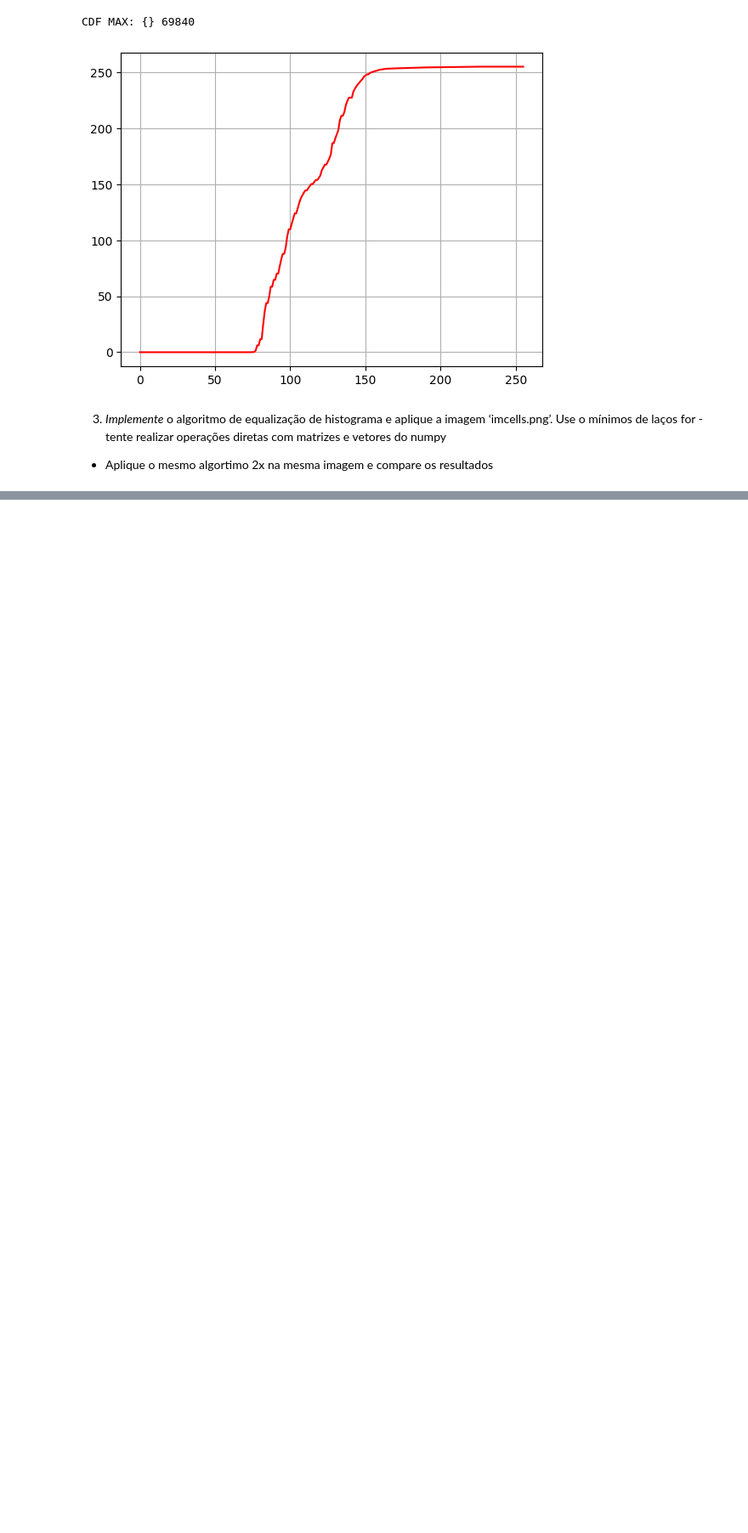
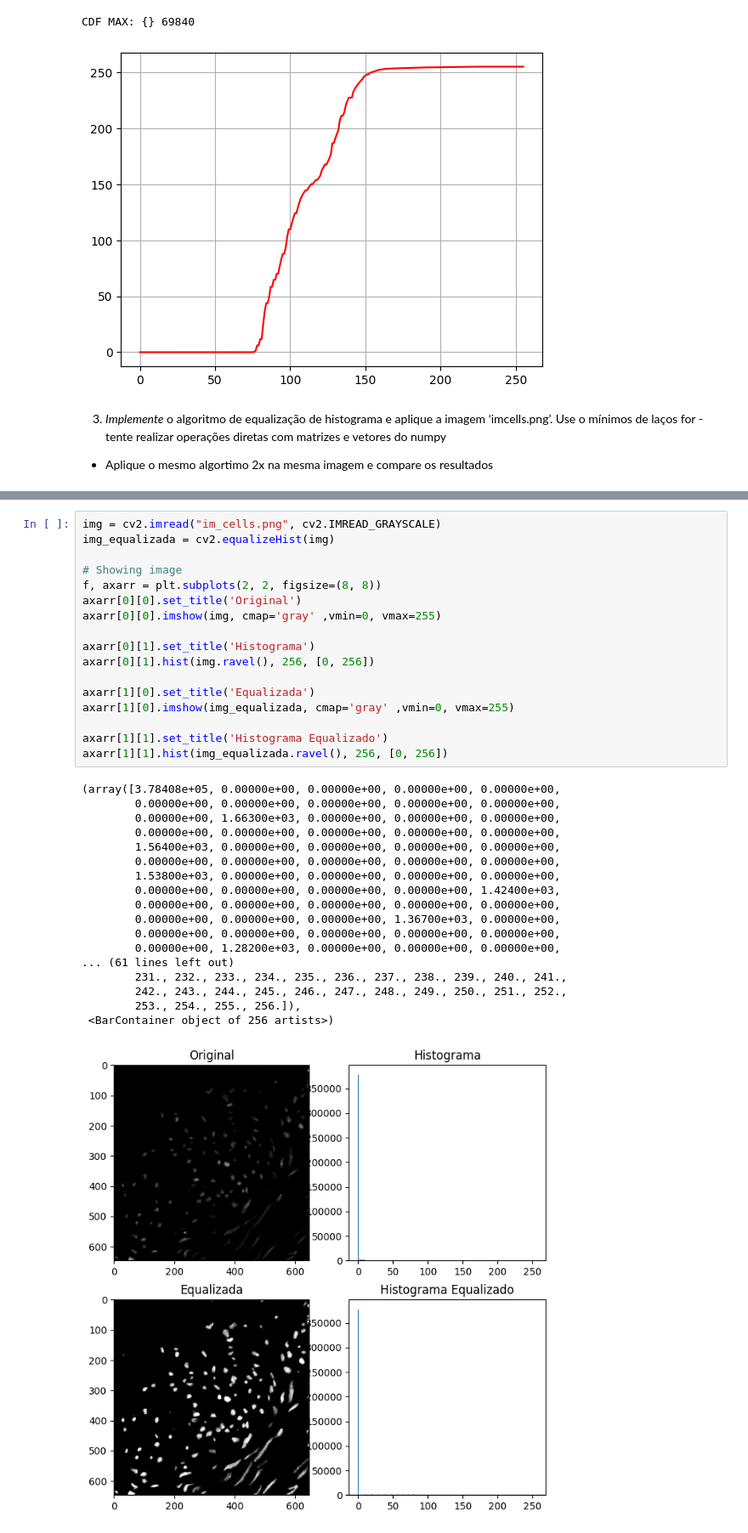
Before and after one commit to gabrielmsantos/pgc111-labs-2023, a Jupyter notebook: Lab03 - Histogram Equalization/Lab03_hist.ipynb, the cells around one changed output, grey strips where cells are left out. Shown at 85% size. Saved outputs shown, nothing was run; the diff lists cells and outputs as text; blank space fills up the shorter version.

```diff
--- a/Lab03 - Histogram Equalization/Lab03_hist.ipynb
+++ b/Lab03 - Histogram Equalization/Lab03_hist.ipynb
@@ -235,0 +239,36 @@ Já as subsequentes não tem tanto efeito uma vez que a distribuição já está
+# %%
+img = cv2.imread("im_cells.png", cv2.IMREAD_GRAYSCALE)
+img_equalizada = cv2.equalizeHist(img)
+
+# Showing image
+f, axarr = plt.subplots(2, 2, figsize=(8, 8))
+axarr[0][0].set_title('Original')
+axarr[0][0].imshow(img, cmap='gray' ,vmin=0, vmax=255)
+
+axarr[0][1].set_title('Histograma')
+axarr[0][1].hist(img.ravel(), 256, [0, 256])
+
+axarr[1][0].set_title('Equalizada')
+axarr[1][0].imshow(img_equalizada, cmap='gray' ,vmin=0, vmax=255)
+
+axarr[1][1].set_title('Histograma Equalizado')
+axarr[1][1].hist(img_equalizada.ravel(), 256, [0, 256])
+# %% [output]
+(array([3.78408e+05, 0.00000e+00, 0.00000e+00, 0.00000e+00, 0.00000e+00,
+        0.00000e+00, 0.00000e+00, 0.00000e+00, 0.00000e+00, 0.00000e+00,
+        0.00000e+00, 1.66300e+03, 0.00000e+00, 0.00000e+00, 0.00000e+00,
+        0.00000e+00, 0.00000e+00, 0.00000e+00, 0.00000e+00, 0.00000e+00,
+        1.56400e+03, 0.00000e+00, 0.00000e+00, 0.00000e+00, 0.00000e+00,
+        0.00000e+00, 0.00000e+00, 0.00000e+00, 0.00000e+00, 0.00000e+00,
+        1.53800e+03, 0.00000e+00, 0.00000e+00, 0.00000e+00, 0.00000e+00,
+        0.00000e+00, 0.00000e+00, 0.00000e+00, 0.00000e+00, 1.42400e+03,
+        0.00000e+00, 0.00000e+00, 0.00000e+00, 0.00000e+00, 0.00000e+00,
+        0.00000e+00, 0.00000e+00, 0.00000e+00, 1.36700e+03, 0.00000e+00,
+        0.00000e+00, 0.00000e+00, 0.00000e+00, 0.00000e+00, 0.00000e+00,
+        0.00000e+00, 1.28200e+03, 0.00000e+00, 0.00000e+00, 0.00000e+00,
+... (61 lines left out)
+        231., 232., 233., 234., 235., 236., 237., 238., 239., 240., 241.,
+        242., 243., 244., 245., 246., 247., 248., 249., 250., 251., 252.,
+        253., 254., 255., 256.]),
+ <BarContainer object of 256 artists>)
+[figure, added]
```
Also changed, not shown: parts of 2 cells of this notebook.
